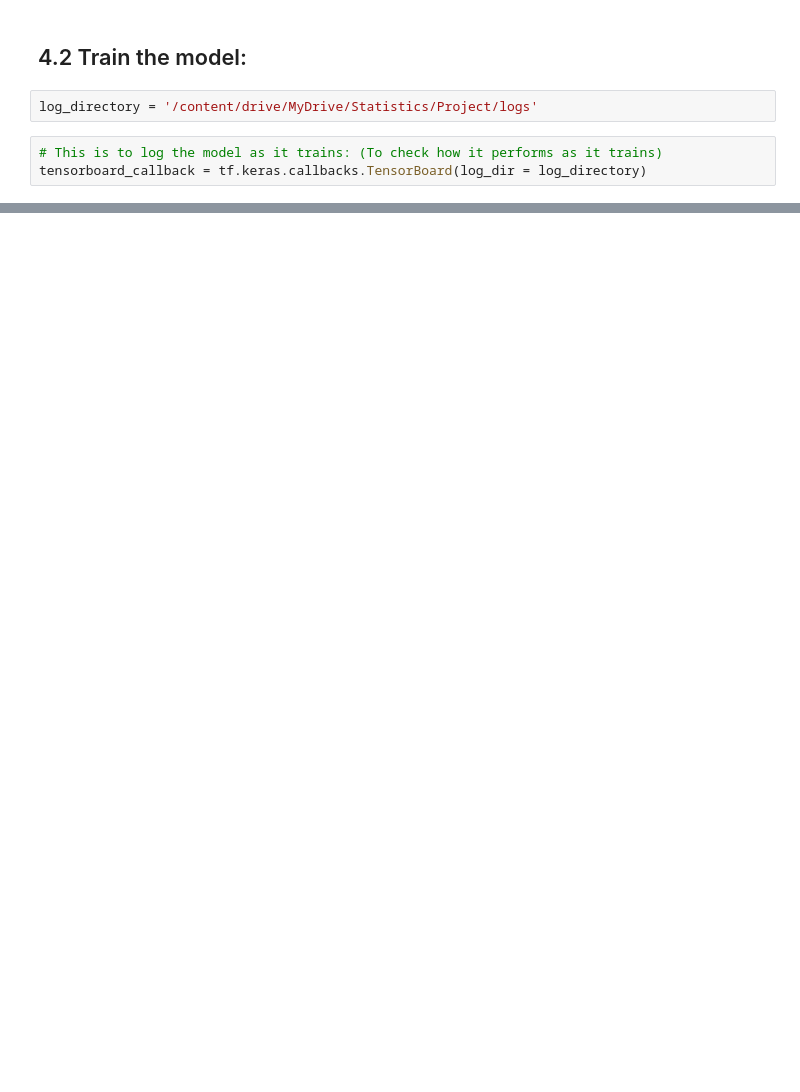
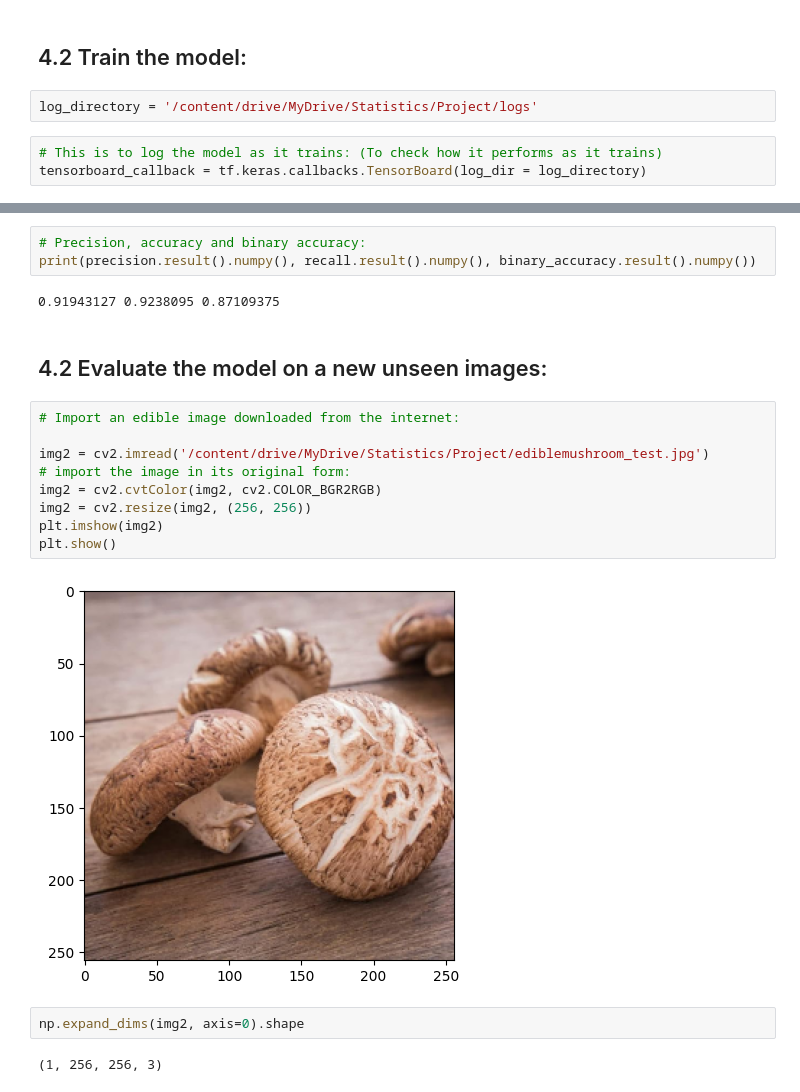
Before and after one commit to AbbyNyakara/Mushroom-Classification, a Jupyter notebook: STT_Final_Project.ipynb, the cells around one changed output, grey strips where cells are left out. Saved outputs shown, nothing was run; the diff lists cells and outputs as text; blank space fills up the shorter version.

```diff
--- a/STT_Final_Project.ipynb
+++ b/STT_Final_Project.ipynb
@@ -255,0 +331,22 @@ Epoch 1/20
+# %%
+# Precision, accuracy and binary accuracy:
+print(precision.result().numpy(), recall.result().numpy(), binary_accuracy.result().numpy())
+# %% [output]
+0.91943127 0.9238095 0.87109375
+# %% [markdown]
+## 4.2 Evaluate the model on a new unseen images:
+# %%
+# Import an edible image downloaded from the internet:
+
+img2 = cv2.imread('/content/drive/MyDrive/Statistics/Project/ediblemushroom_test.jpg')
+# import the image in its original form:
+img2 = cv2.cvtColor(img2, cv2.COLOR_BGR2RGB)
+img2 = cv2.resize(img2, (256, 256))
+plt.imshow(img2)
+plt.show()
+# %% [output]
+[figure, added]
+# %%
+np.expand_dims(img2, axis=0).shape
+# %% [output]
+(1, 256, 256, 3)
```
Also changed, not shown: parts of 30 cells of this notebook.
